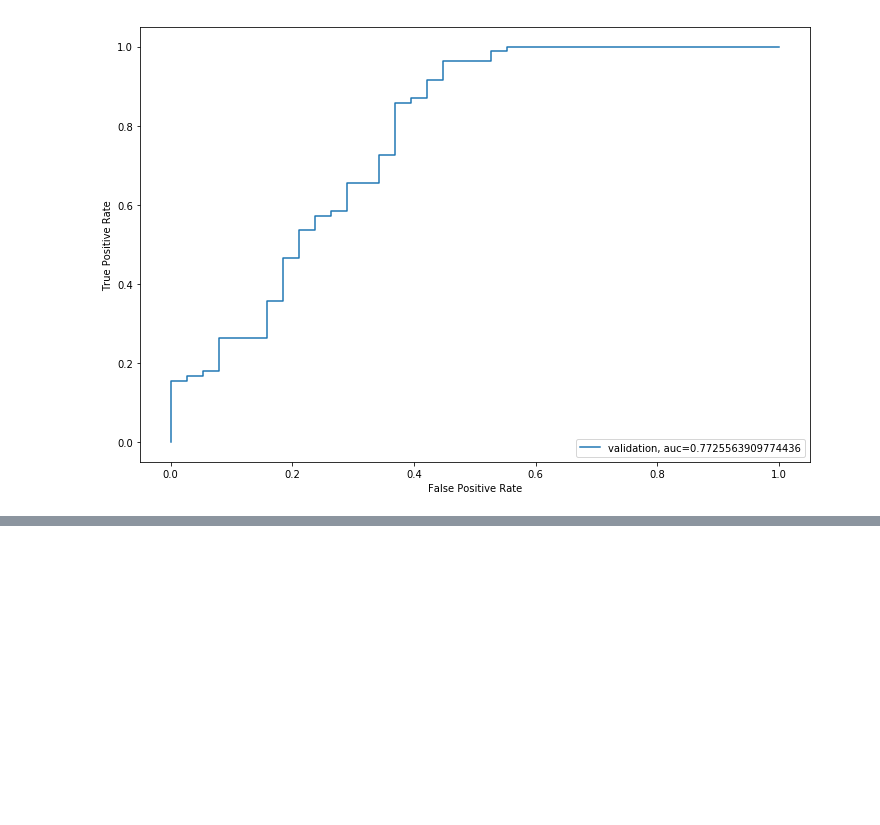
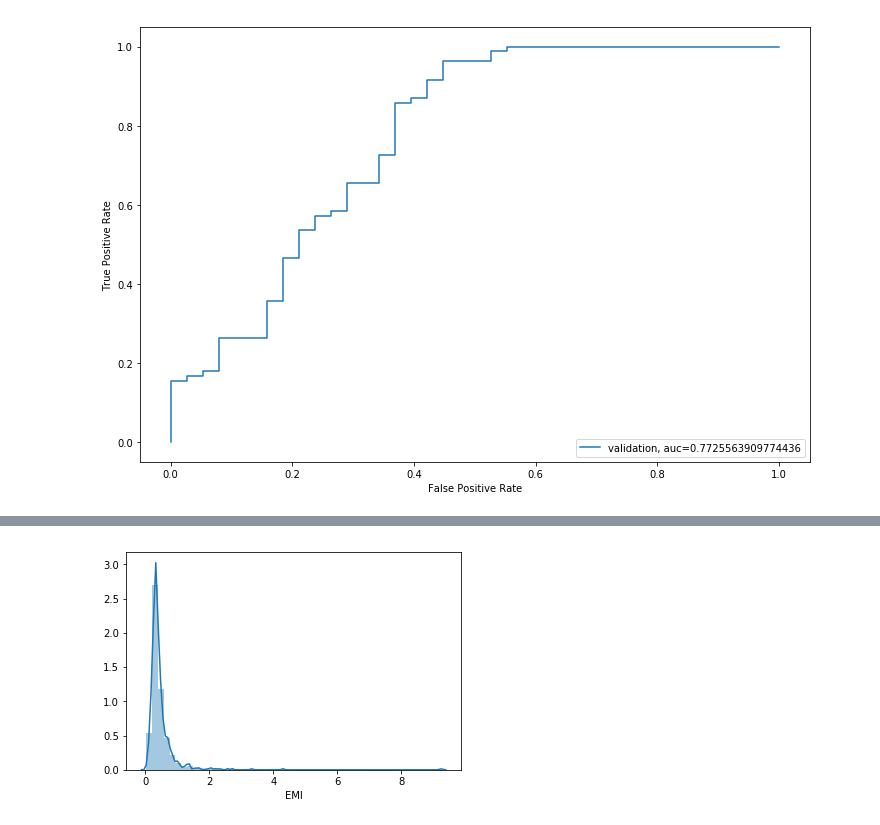
Before and after one commit to ashok-bidani/Analytics-Vidhya-Loan-Prediction-Practice, a Jupyter notebook: Loan_Prediction_Workbook.ipynb, the cells around one changed output, grey strips where cells are left out. Cells and saved outputs as stored; diff of their text form; code cells hidden in the pictures; blank space fills up the shorter version.

```diff
--- a/Loan_Prediction_Workbook.ipynb
+++ b/Loan_Prediction_Workbook.ipynb
@@ -701,0 +729,8 @@ pd.DataFrame(submission, columns=['Loan_ID','Loan_Status']).to_csv('Logistic.csv
+# %%
+# Good. Now let's create the EMI feature and check its distribution.
+
+train['EMI']=train['LoanAmount']/train['Loan_Amount_Term']
+test['EMI']=test['LoanAmount']/test['Loan_Amount_Term']
+sns.distplot(train['EMI']);
+# %% [output]
+[figure, added]
```
Also changed, not shown: parts of 7 cells of this notebook.
